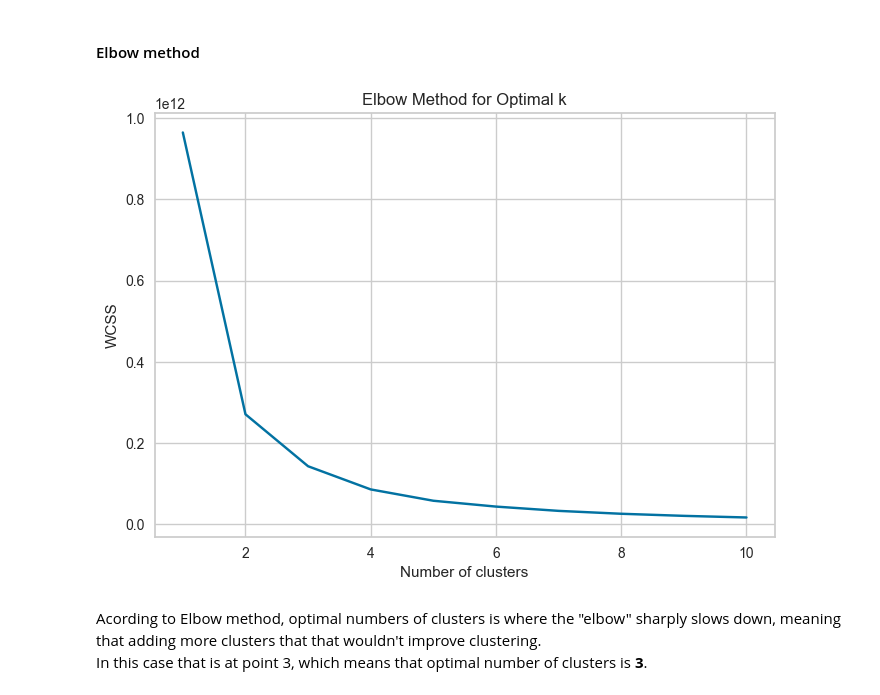
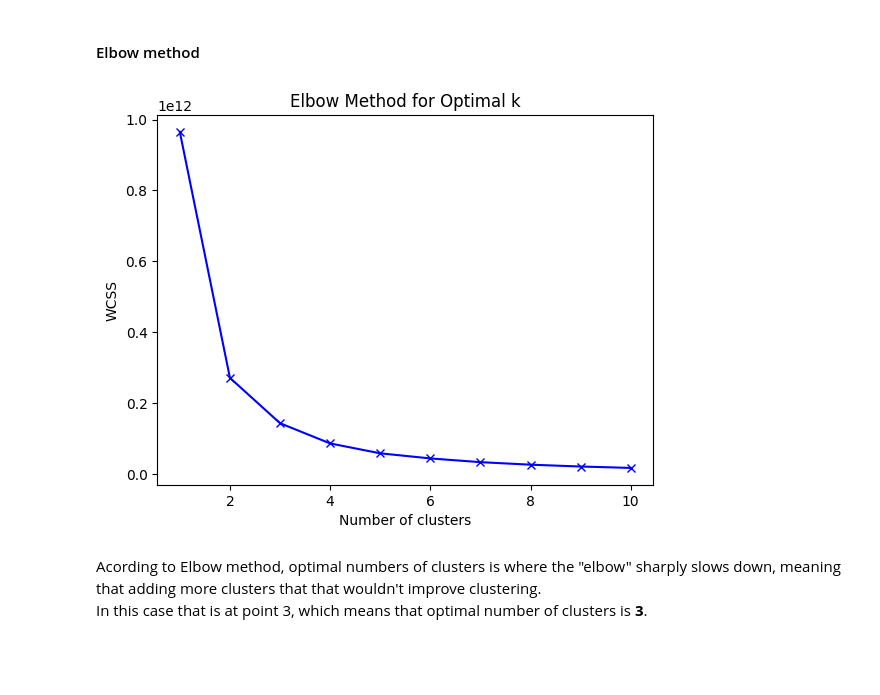
Before and after one commit to dalimvc/DS-Mini-project, a Jupyter notebook: miniProjectAssignmentDaliborMirkovic.ipynb, the cells around one changed output. Drawn from its saved outputs; the diff is of its cells as text; code cells hidden in the pictures; blank space fills up the shorter version.

```diff
--- a/miniProjectAssignmentDaliborMirkovic.ipynb
+++ b/miniProjectAssignmentDaliborMirkovic.ipynb
@@ -525,36 +525,36 @@ reference_date = pd.to_datetime('01-01-2015')
 df['Days_since_enrolled'] = (df["Enrollment_date"] - reference_date).dt.days
 # %%
 #converting non-numeric columns to numeric using one-hot encoding as the k-means model can't work with non-numeric data
-df_encoded = pd.get_dummies(df, columns=["Education", "Marital_Status"], drop_first=True)
+df = pd.get_dummies(df, columns=["Education", "Marital_Status"], drop_first=True)
 
 #convering true/false columns to 1/0
-df_encoded = df_encoded.astype(int)
+df = df.astype(int)
 
 #addding the column to the encoded dataframe and dropping the enrollment date column
-df_encoded['Days_since_enrolled'] = df['Days_since_enrolled']
-df_encoded.drop(['Enrollment_date'], axis=1, inplace=True)
+df['Days_since_enrolled'] = df['Days_since_enrolled']
+df.drop(['Enrollment_date'], axis=1, inplace=True)
 
 #drop the ID column
-df_encoded.drop(['ID'], axis=1, inplace=True)
+df.drop(['ID'], axis=1, inplace=True)
 # %% [markdown]
 <h4>Elbow method</h4>
 # %%
 #calculating data for elbow method and showing it on a plot
 wcss = [] #wcss is the sum of squared distances of samples to their closest cluster center
 K = range(1, 11)
 for k in K:
     kmeans = KMeans(n_clusters=k, random_state=42)
-    kmeans.fit(df_encoded)
+    kmeans.fit(df)
     wcss.append(kmeans.inertia_)
 
 #ploting the Elbow Curve
 plt.plot(K, wcss, 'bx-')
 plt.xlabel('Number of clusters')
 plt.ylabel('WCSS')
 plt.title('Elbow Method for Optimal k')
 plt.show()
 # %% [output]
-[figure, old version]
+[figure, new version]
 # %% [markdown]
 <p>Acording to Elbow method, optimal numbers of clusters is where the "elbow" sharply slows down, meaning that adding more clusters that that wouldn't improve clustering.<br>In this case that is at point 3, which means that optimal number of clusters is <b>3</b>.</p>
 # %% [markdown]
```
Also changed, not shown: parts of 40 cells of this notebook.
